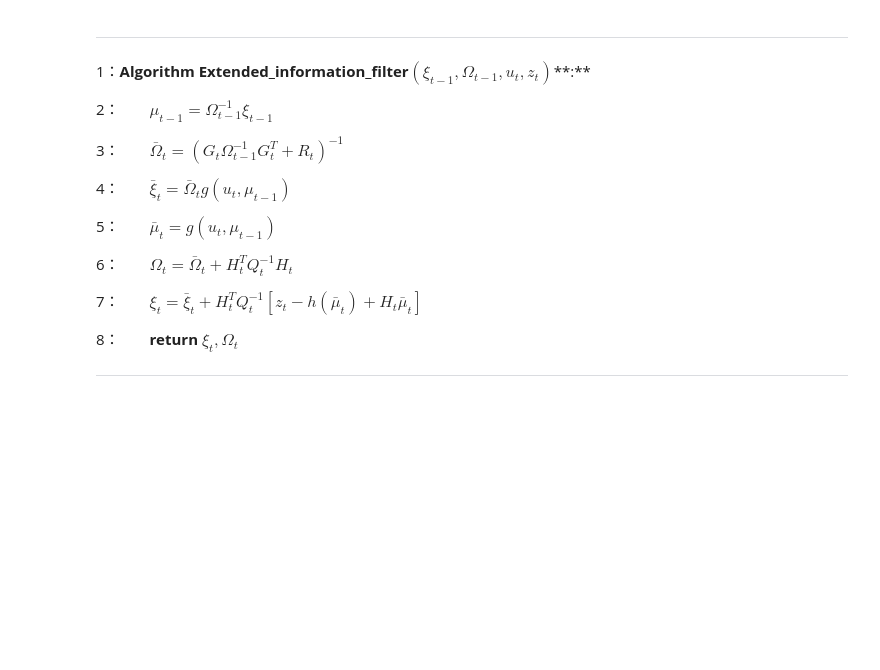
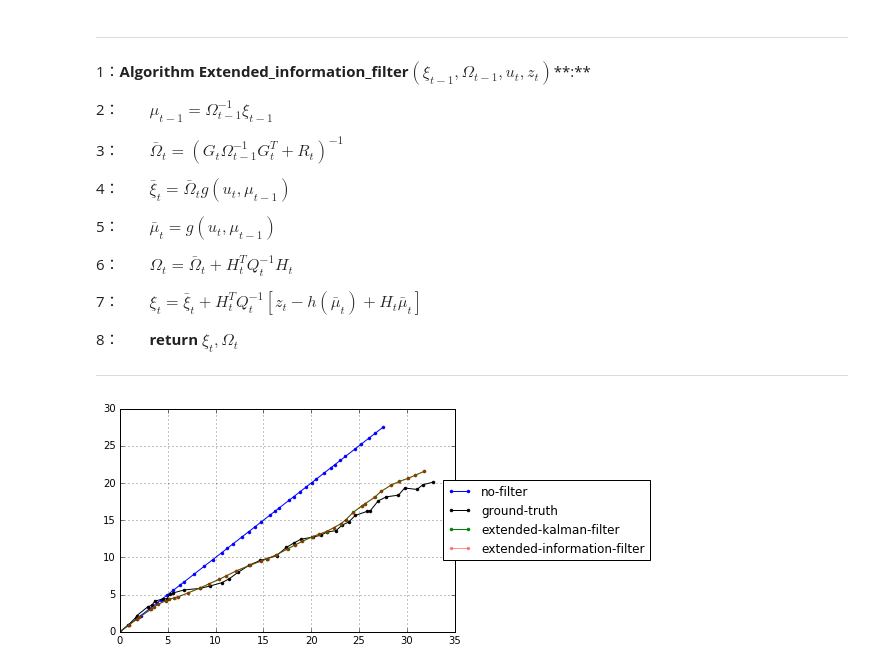
Before and after one commit to liuii/ProbRobotics, a Jupyter notebook: notebooks/01GaussianFileters/ExtendedInformationFilter.ipynb, the cells around one changed output. Drawn from its saved outputs; the diff is of its cells as text; code cells hidden in the pictures; blank space fills up the shorter version.

```diff
--- a/notebooks/01GaussianFileters/ExtendedInformationFilter.ipynb
+++ b/notebooks/01GaussianFileters/ExtendedInformationFilter.ipynb
@@ -6,6 +6,7 @@ import matplotlib.pyplot as plt
 # 读取数据集：no-filter数据、ground-truth数据集、运动控制U、测量集合Z
 X_no_filter = np.load('./dataset/no_filter.npy')
 X_ground_truth = np.load('./dataset/ground_truth.npy')
+X_ekf = np.load('./dataset/ekf.npy')
 U = np.load('./dataset/u.npy')
 Z = np.load('./dataset/z.npy')
 # %% [markdown]
@@ -32,0 +42,7 @@ Z = np.load('./dataset/z.npy')
+# %%
+# 测量方程的雅可比矩阵
+def jacobian_H(mu):
+    x, y, theta = np.squeeze(mu)
+    distance = np.sqrt(x ** 2 + y ** 2)
+    H = np.array([x/distance, y / distance, 0, 0, 0, 1]).reshape((2, 3))
+    return H
@@ -32,0 +61,7 @@ Z = np.load('./dataset/z.npy')
+# %%
+# 测量函数h
+def measurement_function(mu):
+    x0, y0, theta0 = np.squeeze(mu)
+    z1 = np.sqrt(x0 ** 2 + y0 ** 2)
+    z2 = theta0
+    return np.array([z1, z2]).reshape((2,1))
@@ -32,0 +103,32 @@ Z = np.load('./dataset/z.npy')
+# %%
+Omegas = []
+# 设定初始的位姿和初始的协方差
+X_eif = np.array([0, 0, np.pi / 4]).reshape((1,3))
+omega = np.diag([ 100, 100, 100])
+XI_eif = np.dot(omega, X_eif.T).T
+Omegas.append(omega)
+
+for u, z in zip(U, Z):
+    xi, omega = extended_information_filter(XI_eif[-1], Omegas[-1], u, z,
+                                            sigma_u=0.2, sigma_z=0.1)
+    mu = np.dot(np.linalg.inv(omega), xi)
+    X_eif = np.vstack([X_eif, mu.T])
+    XI_eif = np.vstack([XI_eif, xi.T])
+    Omegas.append(omega)
+# %%
+left  = 0
+right = 40
+marker = '.'
+fig, ax = plt.subplots()
+ax.plot(X_no_filter[left:right,0], X_no_filter[left:right,1],
+        c='b',marker=marker, label='no-filter')
+ax.plot(X_ground_truth[left:right,0], X_ground_truth[left:right,1],
+        c='k',marker=marker, label='ground-truth')
+ax.plot(X_ekf[left:right,0], X_ekf[left:right,1],
+        c='g',marker=marker, label='extended-kalman-filter')
+ax.plot(X_eif[left:right,0], X_eif[left:right,1], alpha=0.4,
+        c='r',marker=marker, label='extended-information-filter')
+ax.legend(bbox_to_anchor=(1.6, 0.5), loc='center right')
+ax.grid()
+# %% [output]
+[figure, added]
```
Also changed, not shown: parts of 6 cells of this notebook, 7 other files.
